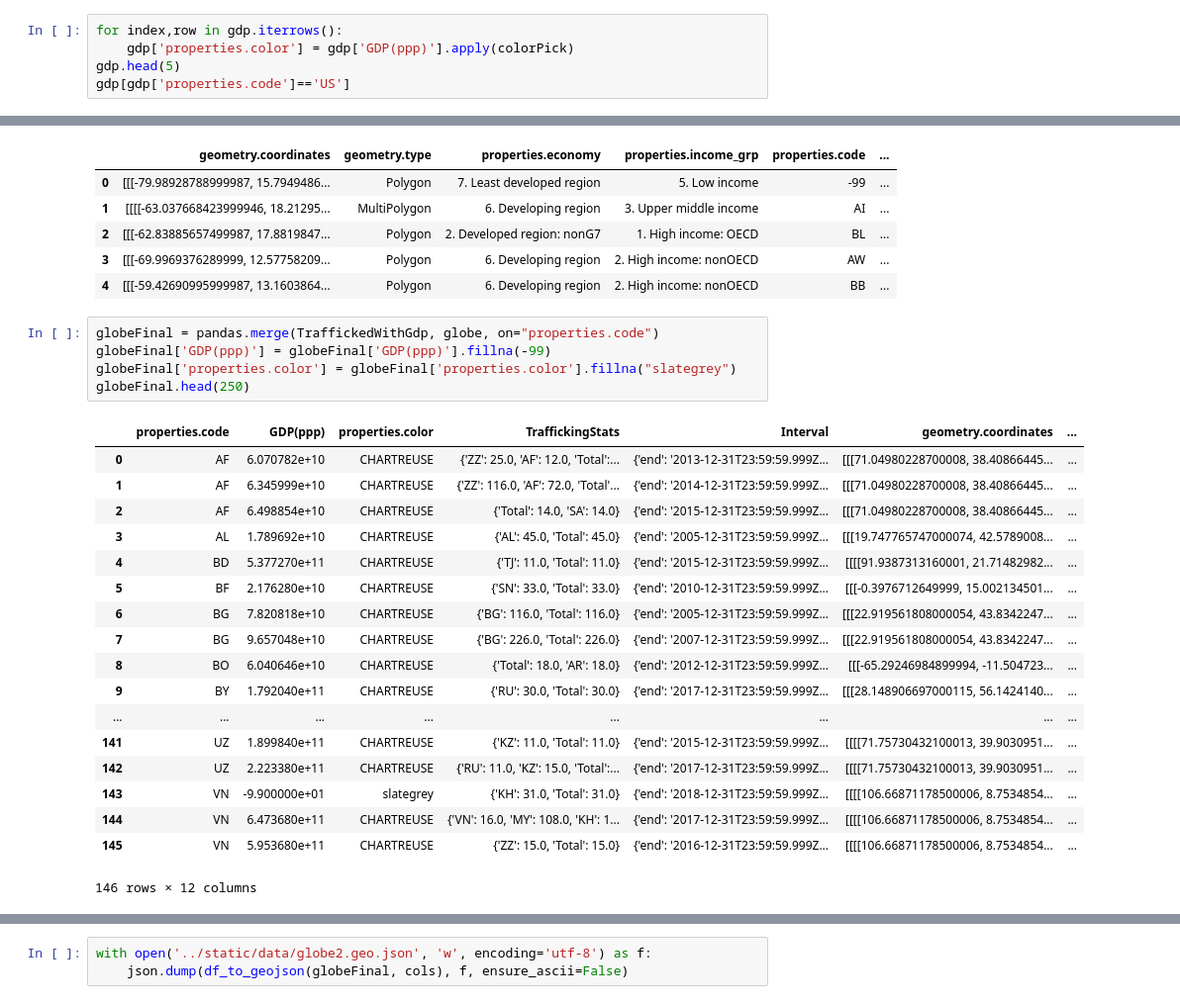
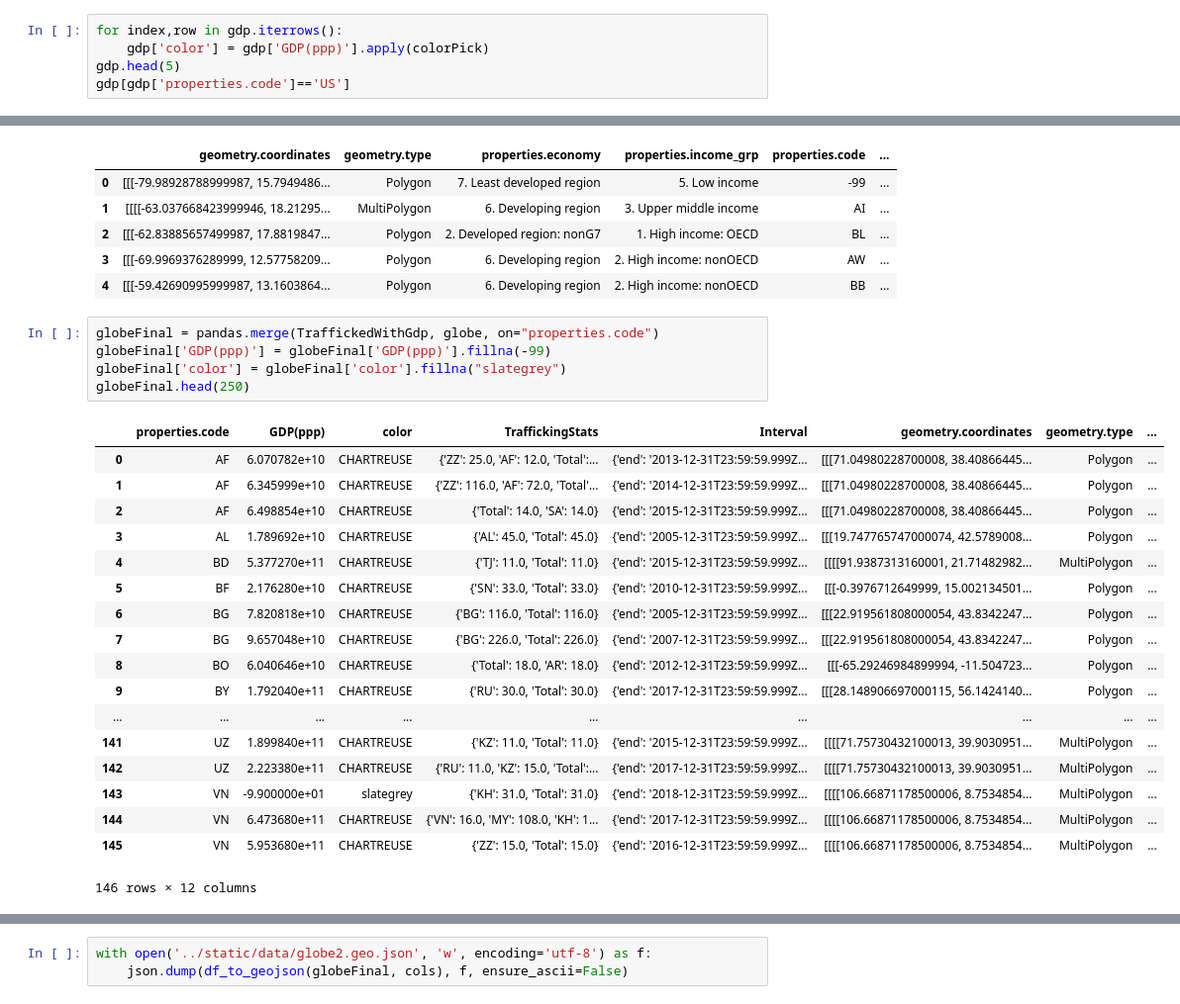
Before and after one commit to benieevelyne/Project2_Neurath, a Jupyter notebook: DataSets/BigMerge.ipynb, the cells around one changed output, grey strips where cells are left out. Shown at 99% size. Drawn from its saved outputs; the diff is of its cells as text.

```diff
--- a/DataSets/BigMerge.ipynb
+++ b/DataSets/BigMerge.ipynb
@@ -310,7 +310,7 @@ GDP(ppp)           float64
 dtype: object
 # %%
 for index,row in gdp.iterrows():
-    gdp['properties.color'] = gdp['GDP(ppp)'].apply(colorPick)
+    gdp['color'] = gdp['GDP(ppp)'].apply(colorPick)
 gdp.head(5)
 gdp[gdp['properties.code']=='US']
 # %% [output]
@@ -377,26 +377,26 @@ globe.head()
 # %%
 globeFinal = pandas.merge(TraffickedWithGdp, globe, on="properties.code")
 globeFinal['GDP(ppp)'] = globeFinal['GDP(ppp)'].fillna(-99)
-globeFinal['properties.color'] = globeFinal['properties.color'].fillna("slategrey")
+globeFinal['color'] = globeFinal['color'].fillna("slategrey")
 globeFinal.head(250)
 # %% [output]
-|  | properties.code | GDP(ppp) | properties.color | TraffickingStats | Interval | geometry.coordinates | ... |
-| 0 | AF | 6.070782e+10 | CHARTREUSE | {'ZZ': 25.0, 'AF': 12.0, 'Total':... | {'end': '2013-12-31T23:59:59.999Z... | [[[71.04980228700008, 38.40866445... | ... |
-| 1 | AF | 6.345999e+10 | CHARTREUSE | {'ZZ': 116.0, 'AF': 72.0, 'Total'... | {'end': '2014-12-31T23:59:59.999Z... | [[[71.04980228700008, 38.40866445... | ... |
-| 2 | AF | 6.498854e+10 | CHARTREUSE | {'Total': 14.0, 'SA': 14.0} | {'end': '2015-12-31T23:59:59.999Z... | [[[71.04980228700008, 38.40866445... | ... |
-| 3 | AL | 1.789692e+10 | CHARTREUSE | {'AL': 45.0, 'Total': 45.0} | {'end': '2005-12-31T23:59:59.999Z... | [[[19.747765747000074, 42.5789008... | ... |
-| 4 | BD | 5.377270e+11 | CHARTREUSE | {'TJ': 11.0, 'Total': 11.0} | {'end': '2015-12-31T23:59:59.999Z... | [[[[91.9387313160001, 21.71482982... | ... |
-| 5 | BF | 2.176280e+10 | CHARTREUSE | {'SN': 33.0, 'Total': 33.0} | {'end': '2010-12-31T23:59:59.999Z... | [[[-0.3976712649999, 15.002134501... | ... |
-| 6 | BG | 7.820818e+10 | CHARTREUSE | {'BG': 116.0, 'Total': 116.0} | {'end': '2005-12-31T23:59:59.999Z... | [[[22.919561808000054, 43.8342247... | ... |
-| 7 | BG | 9.657048e+10 | CHARTREUSE | {'BG': 226.0, 'Total': 226.0} | {'end': '2007-12-31T23:59:59.999Z... | [[[22.919561808000054, 43.8342247... | ... |
-| 8 | BO | 6.040646e+10 | CHARTREUSE | {'Total': 18.0, 'AR': 18.0} | {'end': '2012-12-31T23:59:59.999Z... | [[[-65.29246984899994, -11.504723... | ... |
-| 9 | BY | 1.792040e+11 | CHARTREUSE | {'RU': 30.0, 'Total': 30.0} | {'end': '2017-12-31T23:59:59.999Z... | [[[28.148906697000115, 56.1424140... | ... |
-| ... | ... | ... | ... | ... | ... | ... | ... |
-| 141 | UZ | 1.899840e+11 | CHARTREUSE | {'KZ': 11.0, 'Total': 11.0} | {'end': '2015-12-31T23:59:59.999Z... | [[[[71.75730432100013, 39.9030951... | ... |
-| 142 | UZ | 2.223380e+11 | CHARTREUSE | {'RU': 11.0, 'KZ': 15.0, 'Total':... | {'end': '2017-12-31T23:59:59.999Z... | [[[[71.75730432100013, 39.9030951... | ... |
-| 143 | VN | -9.900000e+01 | slategrey | {'KH': 31.0, 'Total': 31.0} | {'end': '2018-12-31T23:59:59.999Z... | [[[[106.66871178500006, 8.7534854... | ... |
-| 144 | VN | 6.473680e+11 | CHARTREUSE | {'VN': 16.0, 'MY': 108.0, 'KH': 1... | {'end': '2017-12-31T23:59:59.999Z... | [[[[106.66871178500006, 8.7534854... | ... |
-| 145 | VN | 5.953680e+11 | CHARTREUSE | {'ZZ': 15.0, 'Total': 15.0} | {'end': '2016-12-31T23:59:59.999Z... | [[[[106.66871178500006, 8.7534854... | ... |
+|  | properties.code | GDP(ppp) | color | TraffickingStats | Interval | geometry.coordinates | geometry.type | ... |
+| 0 | AF | 6.070782e+10 | CHARTREUSE | {'ZZ': 25.0, 'AF': 12.0, 'Total':... | {'end': '2013-12-31T23:59:59.999Z... | [[[71.04980228700008, 38.40866445... | Polygon | ... |
+| 1 | AF | 6.345999e+10 | CHARTREUSE | {'ZZ': 116.0, 'AF': 72.0, 'Total'... | {'end': '2014-12-31T23:59:59.999Z... | [[[71.04980228700008, 38.40866445... | Polygon | ... |
+| 2 | AF | 6.498854e+10 | CHARTREUSE | {'Total': 14.0, 'SA': 14.0} | {'end': '2015-12-31T23:59:59.999Z... | [[[71.04980228700008, 38.40866445... | Polygon | ... |
+| 3 | AL | 1.789692e+10 | CHARTREUSE | {'AL': 45.0, 'Total': 45.0} | {'end': '2005-12-31T23:59:59.999Z... | [[[19.747765747000074, 42.5789008... | Polygon | ... |
+| 4 | BD | 5.377270e+11 | CHARTREUSE | {'TJ': 11.0, 'Total': 11.0} | {'end': '2015-12-31T23:59:59.999Z... | [[[[91.9387313160001, 21.71482982... | MultiPolygon | ... |
+| 5 | BF | 2.176280e+10 | CHARTREUSE | {'SN': 33.0, 'Total': 33.0} | {'end': '2010-12-31T23:59:59.999Z... | [[[-0.3976712649999, 15.002134501... | Polygon | ... |
+| 6 | BG | 7.820818e+10 | CHARTREUSE | {'BG': 116.0, 'Total': 116.0} | {'end': '2005-12-31T23:59:59.999Z... | [[[22.919561808000054, 43.8342247... | Polygon | ... |
+| 7 | BG | 9.657048e+10 | CHARTREUSE | {'BG': 226.0, 'Total': 226.0} | {'end': '2007-12-31T23:59:59.999Z... | [[[22.919561808000054, 43.8342247... | Polygon | ... |
+| 8 | BO | 6.040646e+10 | CHARTREUSE | {'Total': 18.0, 'AR': 18.0} | {'end': '2012-12-31T23:59:59.999Z... | [[[-65.29246984899994, -11.504723... | Polygon | ... |
+| 9 | BY | 1.792040e+11 | CHARTREUSE | {'RU': 30.0, 'Total': 30.0} | {'end': '2017-12-31T23:59:59.999Z... | [[[28.148906697000115, 56.1424140... | Polygon | ... |
+| ... | ... | ... | ... | ... | ... | ... | ... | ... |
+| 141 | UZ | 1.899840e+11 | CHARTREUSE | {'KZ': 11.0, 'Total': 11.0} | {'end': '2015-12-31T23:59:59.999Z... | [[[[71.75730432100013, 39.9030951... | MultiPolygon | ... |
+| 142 | UZ | 2.223380e+11 | CHARTREUSE | {'RU': 11.0, 'KZ': 15.0, 'Total':... | {'end': '2017-12-31T23:59:59.999Z... | [[[[71.75730432100013, 39.9030951... | MultiPolygon | ... |
+| 143 | VN | -9.900000e+01 | slategrey | {'KH': 31.0, 'Total': 31.0} | {'end': '2018-12-31T23:59:59.999Z... | [[[[106.66871178500006, 8.7534854... | MultiPolygon | ... |
+| 144 | VN | 6.473680e+11 | CHARTREUSE | {'VN': 16.0, 'MY': 108.0, 'KH': 1... | {'end': '2017-12-31T23:59:59.999Z... | [[[[106.66871178500006, 8.7534854... | MultiPolygon | ... |
+| 145 | VN | 5.953680e+11 | CHARTREUSE | {'ZZ': 15.0, 'Total': 15.0} | {'end': '2016-12-31T23:59:59.999Z... | [[[[106.66871178500006, 8.7534854... | MultiPolygon | ... |
 146 rows × 12 columns
 # %%
 # Source:
```
Also changed, not shown: parts of 6 cells of this notebook, 6 other files.
